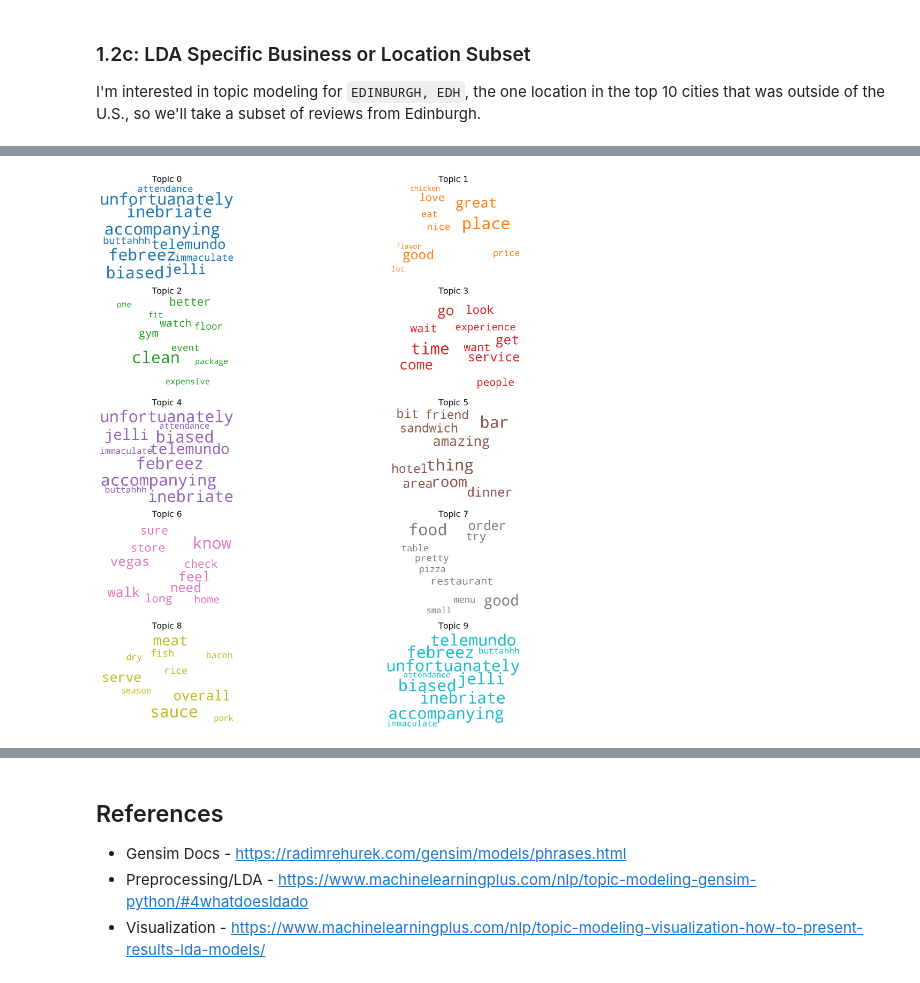
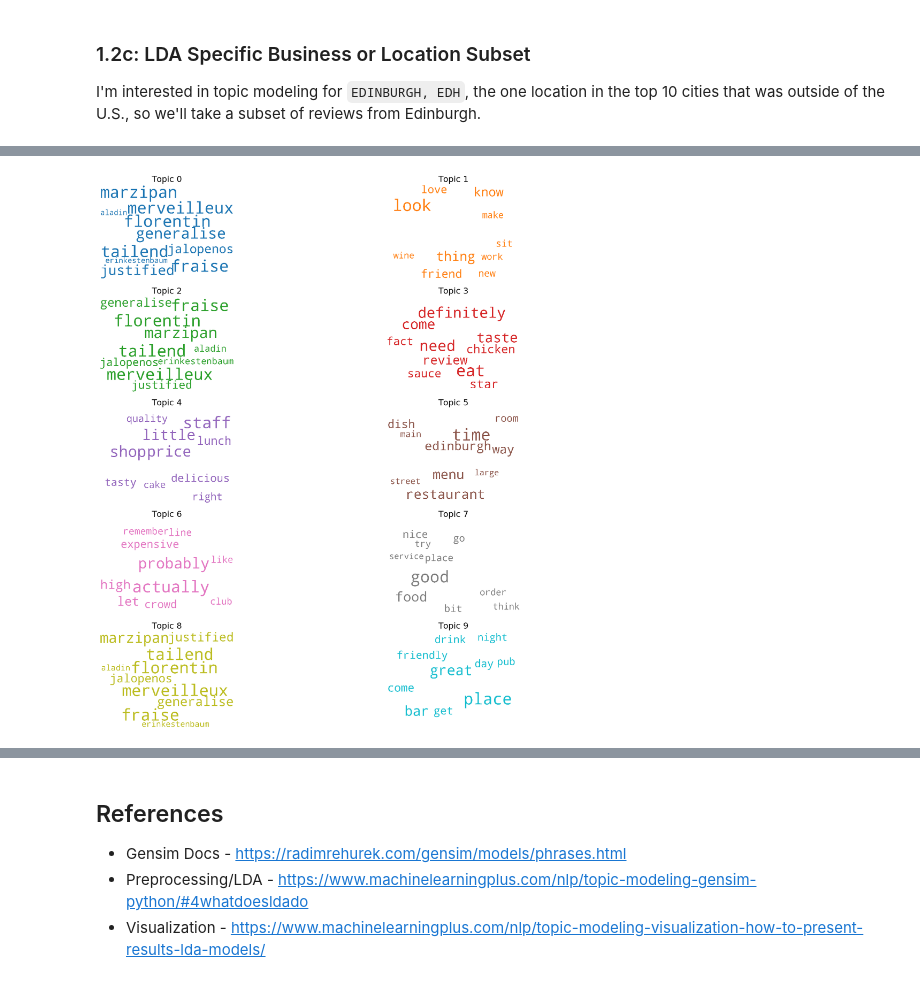
Before and after one commit to jonchang03/cs598-dm-capstone, a Jupyter notebook: task1/Task1.ipynb, the cells around one changed output, grey strips where cells are left out. Saved outputs shown, nothing was run; the diff lists cells and outputs as text; code cells hidden in the pictures.

```diff
--- a/task1/Task1.ipynb
+++ b/task1/Task1.ipynb
@@ -352,7 +353,7 @@ for i, ax in enumerate(axes.flatten()):
     ax_twin = ax.twinx()
     ax_twin.bar(x='word', height="importance", data=df.loc[df.topic_id==i, :], color=cols[i], width=0.2, label='Weights')
     ax.set_ylabel('Word Count', color=cols[i])
-    ax_twin.set_ylim(0, 0.065); ax.set_ylim(0, 1000000)
+    ax_twin.set_ylim(0, 0.075); ax.set_ylim(0, 1000000)
     ax.set_title('Topic: ' + str(i), color=cols[i], fontsize=10)
     ax.tick_params(axis='y', left=False)
     ax.set_xticklabels(df.loc[df.topic_id==i, 'word'], rotation=30, horizontalalignment= 'right')
@@ -438,7 +450,7 @@ cloud = WordCloud(stopwords=stop_words,
                   color_func=lambda *args, **kwargs: cols[i],
                   prefer_horizontal=1.0)
 
-topics = lda_model.show_topics(formatted=False)
+topics = lda_positive_model.show_topics(formatted=False)
 
 fig, axes = plt.subplots(5, 2, figsize=(20,15), sharex=True, sharey=True)
 
@@ -490,7 +511,7 @@ cloud = WordCloud(stopwords=stop_words,
                   color_func=lambda *args, **kwargs: cols[i],
                   prefer_horizontal=1.0)
 
-topics = lda_model.show_topics(formatted=False)
+topics = lda_negative_model.show_topics(formatted=False)
 
 fig, axes = plt.subplots(5, 2, figsize=(20,15), sharex=True, sharey=True)
 
@@ -533,0 +539,22 @@ Wall time: 1min 21s
+# %%
+%%time
+uk_reviews = df_useful[df_useful['city_state'] == 'EDINBURGH, EDH']
+uk_sample = uk_reviews.sample(n=SAMPLE_SIZE, random_state=RANDOM_SEED).reset_index()
+
+# preprocessing
+data_uk = uk_sample.text.values.tolist()
+preprocessed_texts_uk = preprocess(data_uk)
+id2word_uk = corpora.Dictionary(preprocessed_texts_uk)
+corpus_uk = [id2word_uk.doc2bow(text) for text in preprocessed_texts_uk]
+
+# topic model
+lda_uk_model = gensim.models.ldamodel.LdaModel(corpus=corpus_uk,
+                                           id2word=id2word_uk,
+                                           num_topics=10,
+                                           random_state=26,
+                                           eval_every=10,
+                                           chunksize=10,
+                                           passes=10,
+                                           alpha='auto',
+                                           iterations=100,
+                                           per_word_topics=True)
@@ -534,31 +564,31 @@ Wall time: 1min 21s
 # %%
 %%time
 cloud = WordCloud(stopwords=stop_words,
                   background_color='white',
                   width=2500,
                   height=1800,
                   max_words=10,
                   colormap='tab10',
                   color_func=lambda *args, **kwargs: cols[i],
                   prefer_horizontal=1.0)
 
-topics = lda_model.show_topics(formatted=False)
+topics = lda_uk_model.show_topics(formatted=False)
 
 fig, axes = plt.subplots(5, 2, figsize=(20,15), sharex=True, sharey=True)
 
 for i, ax in enumerate(axes.flatten()):
     fig.add_subplot(ax)
     topic_words = dict(topics[i][1])
     cloud.generate_from_frequencies(topic_words, max_font_size=300)
     plt.gca().imshow(cloud)
     plt.gca().set_title('Topic ' + str(i), fontdict=dict(size=16))
     plt.gca().axis('off')
 
 
 plt.subplots_adjust(wspace=0, hspace=0)
 plt.axis('off')
 plt.margins(x=0, y=0)
 plt.tight_layout()
 plt.show()
 # %% [output]
-[figure, old version]
+[figure, new version]
```
Also changed, not shown: parts of 24 cells of this notebook.
